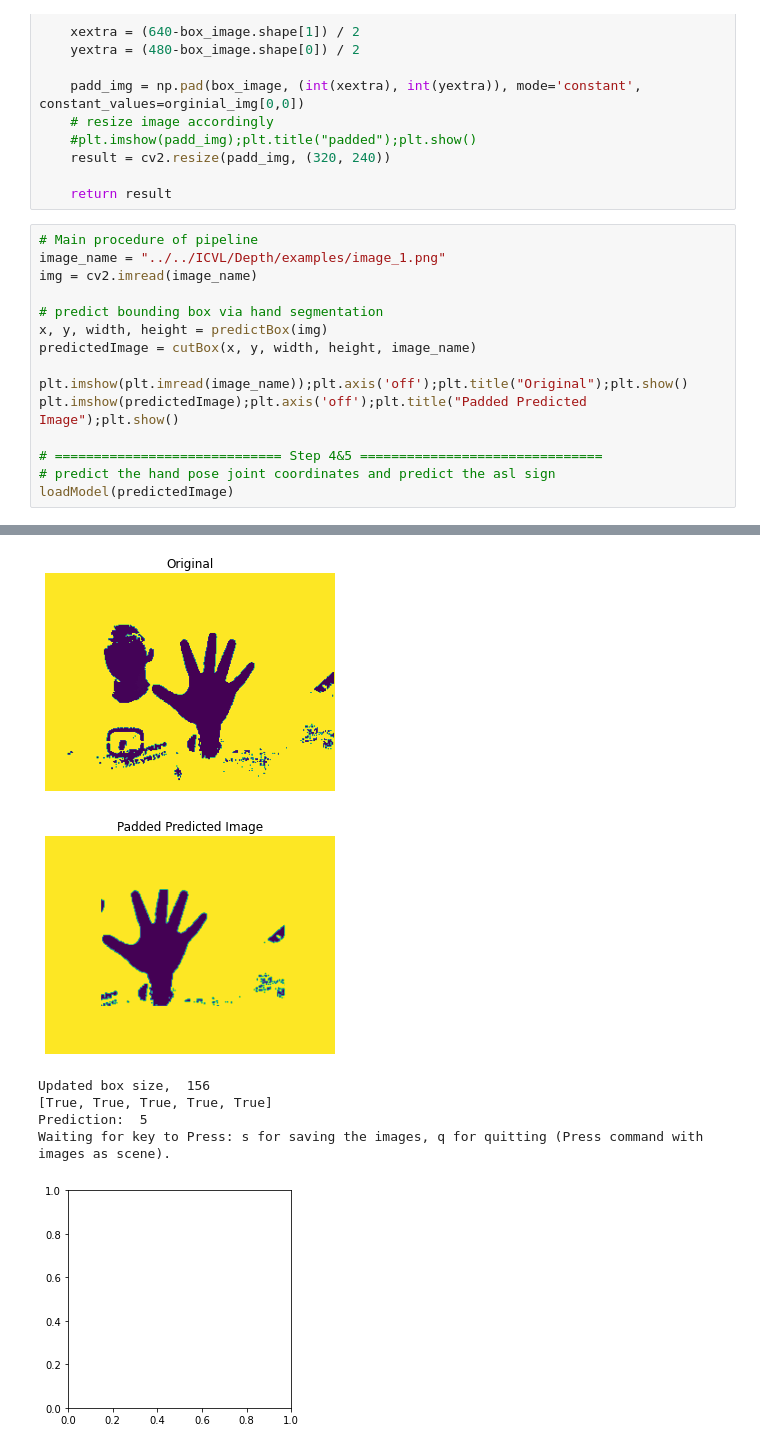
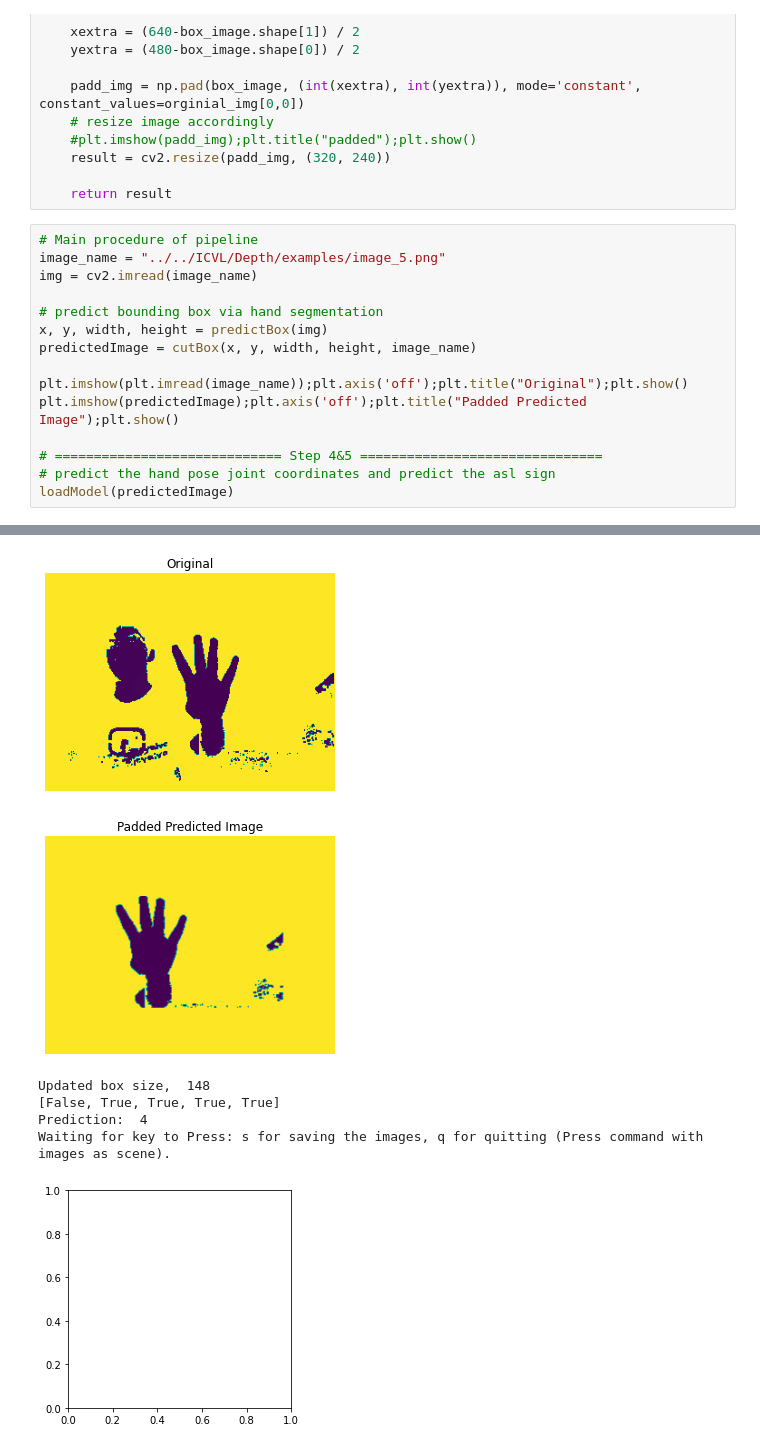
Before and after one commit to Mosqui0/Projekt-Neuroinformatik, a Jupyter notebook: Code/Model.ipynb, the cells around one changed output, grey strips where cells are left out. Cells and saved outputs as stored; diff of their text form.

```diff
--- a/Code/Model.ipynb
+++ b/Code/Model.ipynb
@@ -71,7 +71,7 @@ def cutBox(x, y, width, height, image_name):
     return result
 # %%
 # Main procedure of pipeline
-image_name = "../../ICVL/Depth/examples/image_1.png"
+image_name = "../../ICVL/Depth/examples/image_5.png"
 img = cv2.imread(image_name)
 
 # predict bounding box via hand segmentation
@@ -90,7 +89,7 @@ WARNING:tensorflow:11 out of the last 11 calls to <function Model.make_predict_f
-[figure, old version]
+[figure, new version]
-[figure, old version]
+[figure, new version]
-Updated box size,  156
-[True, True, True, True, True]
-Prediction:  5
-Waiting for key to Press: s for saving the images, q for quitting (Press command with images as scene).
+Updated box size,  148
+[False, True, True, True, True]
+Prediction:  4
+Waiting for key to Press: s for saving the images, q for quitting (Press command with images as scene).
 [figure]
```
Also changed, not shown: parts of 1 cell of this notebook, 1 other file.
